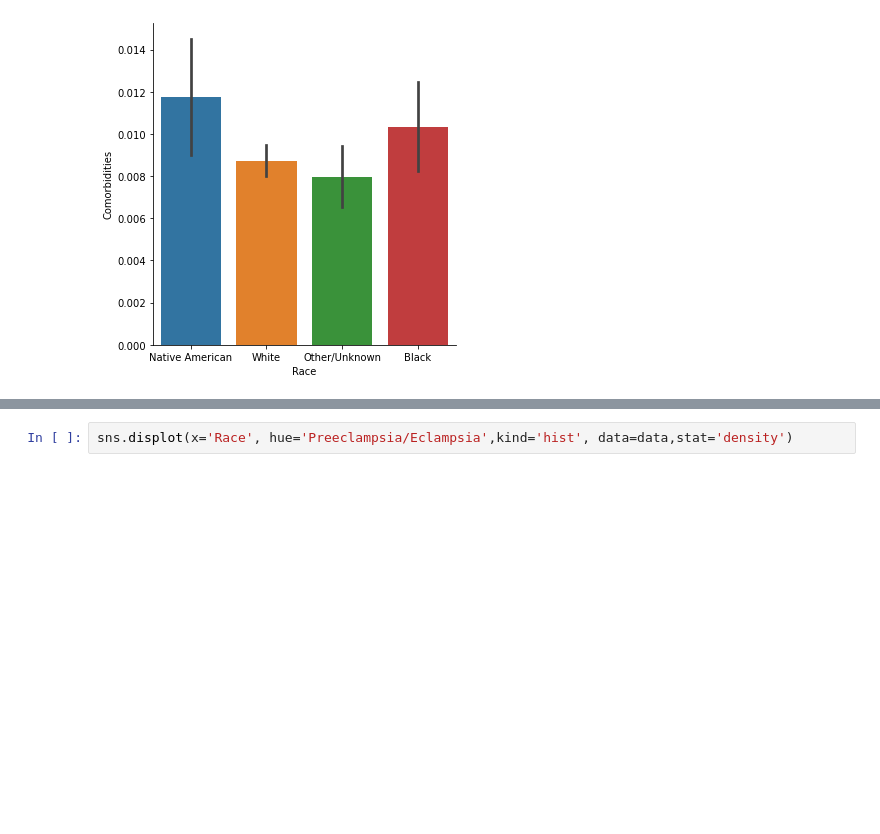
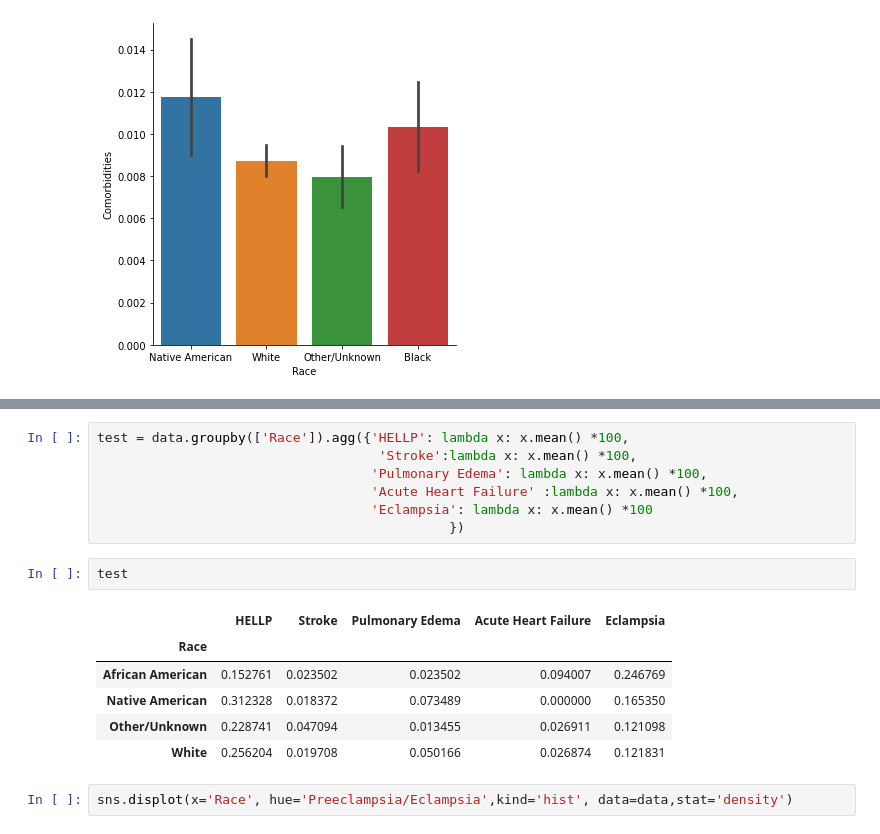
Before and after one commit to rachellb/Bennett_OUDSA5900, a Jupyter notebook: Descriptions/Oklahoma Descriptions.ipynb, the cells around one changed output, grey strips where cells are left out. Drawn from its saved outputs; the diff is of its cells as text; blank space fills up the shorter version.

Commit message:
Testing out groupby and graphs

```diff
--- a/Descriptions/Oklahoma Descriptions.ipynb
+++ b/Descriptions/Oklahoma Descriptions.ipynb
@@ -641,3 +651,19 @@ sns.catplot(x='Race', y='Comorbidities', kind='bar', data=data)
+# %%
+test = data.groupby(['Race']).agg({'HELLP': lambda x: x.mean() *100,
+                                    'Stroke':lambda x: x.mean() *100,
+                                   'Pulmonary Edema': lambda x: x.mean() *100,
+                                   'Acute Heart Failure' :lambda x: x.mean() *100,
+                                   'Eclampsia': lambda x: x.mean() *100
+                                             })
+# %%
+test
+# %% [output]
+|  | HELLP | Stroke | Pulmonary Edema | Acute Heart Failure | Eclampsia |
+| Race |  |  |  |  |  |
+| African American | 0.152761 | 0.023502 | 0.023502 | 0.094007 | 0.246769 |
+| Native American | 0.312328 | 0.018372 | 0.073489 | 0.000000 | 0.165350 |
+| Other/Unknown | 0.228741 | 0.047094 | 0.013455 | 0.026911 | 0.121098 |
+| White | 0.256204 | 0.019708 | 0.050166 | 0.026874 | 0.121831 |
 # %%
 sns.displot(x='Race', hue='Preeclampsia/Eclampsia',kind='hist', data=data,stat='density')
 # %% [output]
```
Also changed, not shown: parts of 1 cell of this notebook, 1 other file.
